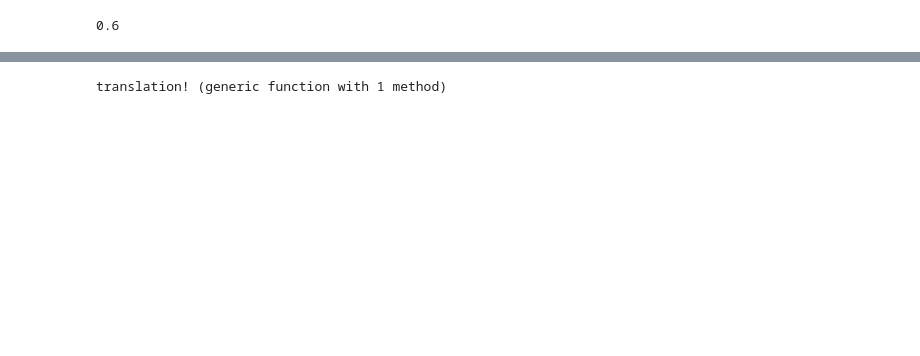
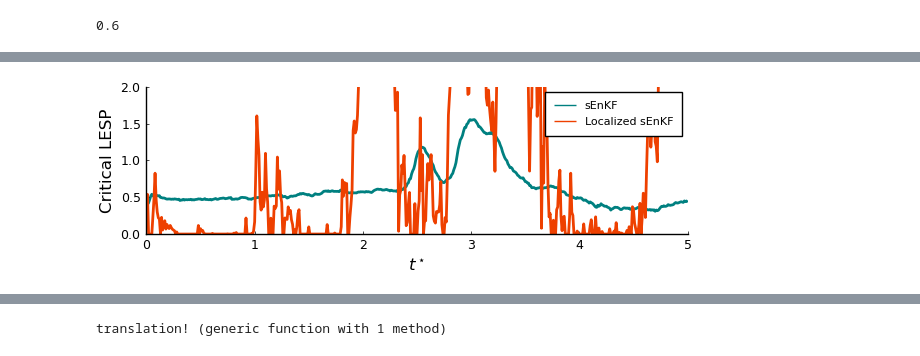
Before and after one commit to mleprovost/LocalizedVortex.jl, a Jupyter notebook: notebooks/Data assimilation for translating flat plate with sEnKF and localized sEnKF .ipynb, the cells around one changed output, grey strips where cells are left out. Cells and saved outputs as stored; diff of their text form; code cells hidden in the pictures; blank space fills up the shorter version.

```diff
--- a/notebooks/Data assimilation for translating flat plate with sEnKF and localized sEnKF .ipynb
+++ b/notebooks/Data assimilation for translating flat plate with sEnKF and localized sEnKF .ipynb
@@ -173,9 +208,13 @@ end
 # %%
-plt = plot(xlabel = "Convective Time", ylabel = "Critical LESP", linewidth = 2, size = (600, 200),
-           xlim = (0, Inf), ylim = (0, 1.5))
+# Plot history of the LESPc estimate
+plt = plot(xlabel = L"t^\star", ylabel = "Critical LESP", size = (600, 200),
+           xlim = (0, Inf), ylim = (0, 2.0))
 
-plot!(plt, T, map(Xi ->mean(Xi; dims = 2)[end], Xa)[1:end-1])
-plot!(T, map(Xi ->mean(Xi;dims = 2)[end], Xa_loc)[1:end-1], legend = false,
-    xlabel = "Convective Time", ylabel = "Critical LESP", linewidth = 2, size = (600, 200),)
+plot!(plt, T, map(Xi ->mean(Xi; dims = 2)[end], Xa)[1:end-1], color = cenkf,
+      label = "sEnKF", linewidth = 2)
+plot!(plt, T, map(Xi ->mean(Xi; dims = 2)[end], Xa_loc)[1:end-1], color = clocenkf,
+      label = "Localized sEnKF", linewidth = 2)
 # savefig("lespc_Ne"*string(Ne)*".pdf")
+# %% [output]
+[figure, added]
 # %%
```
Also changed, not shown: parts of 29 cells of this notebook, 1 other file.
